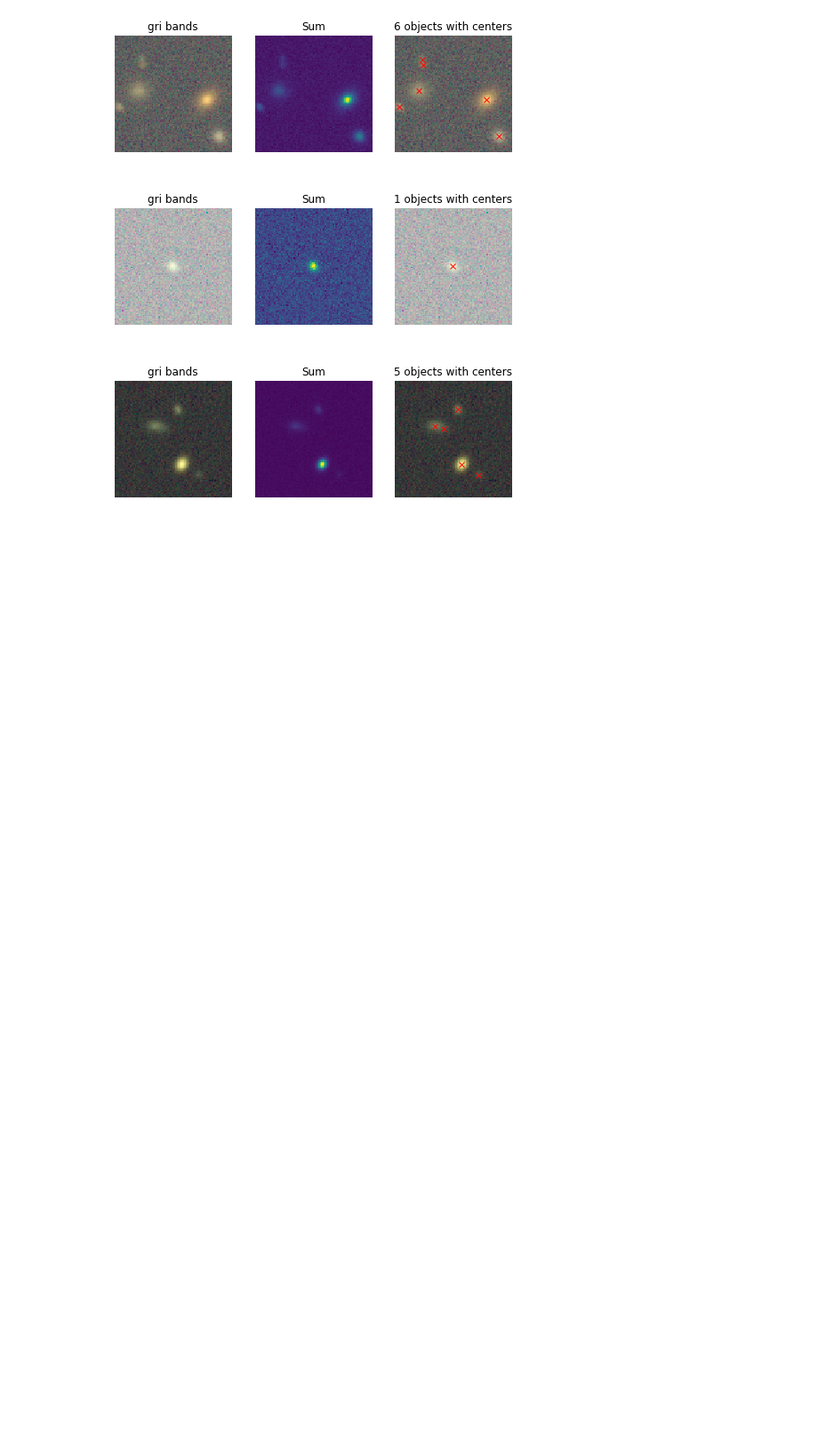
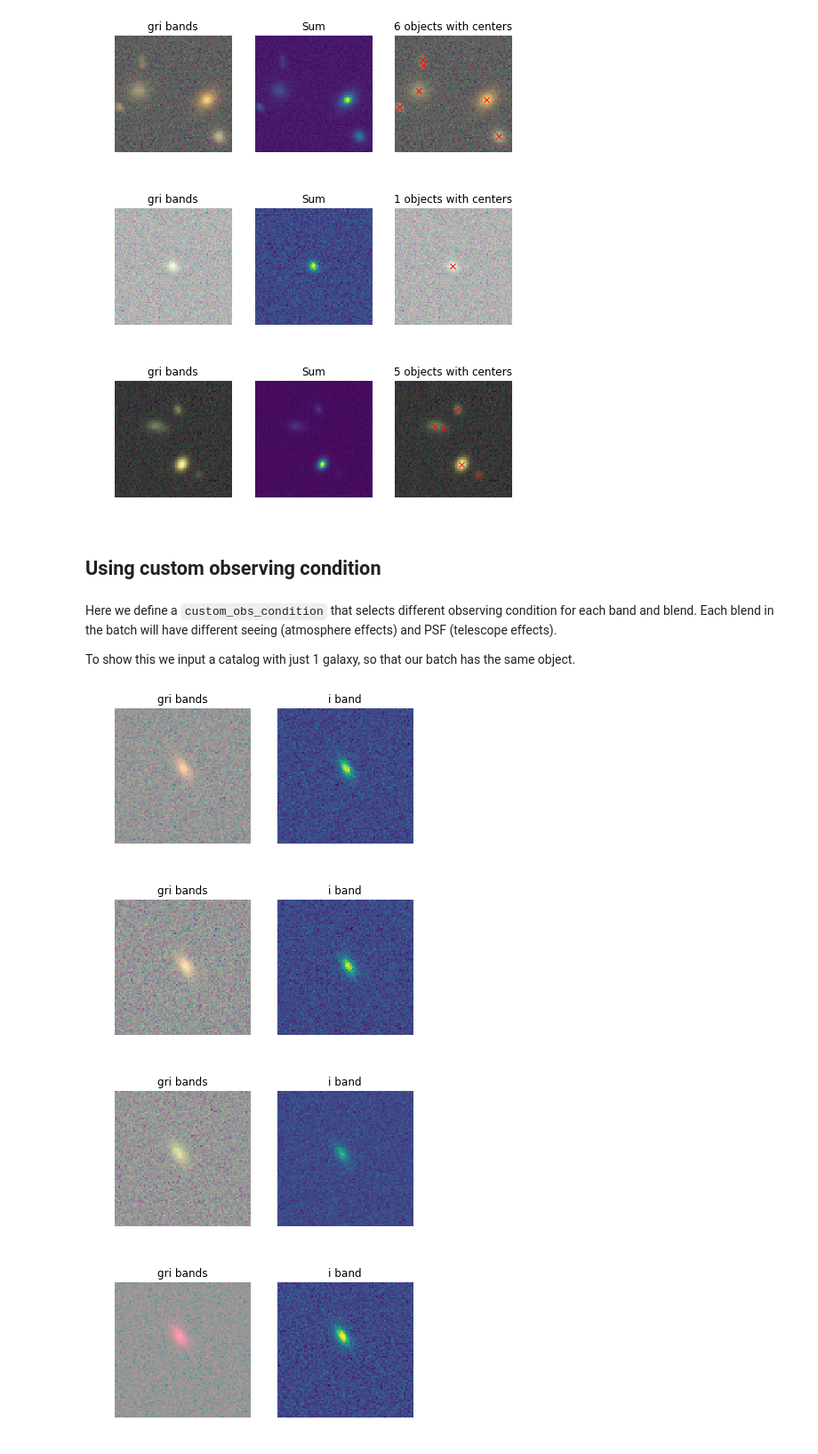
Before and after one commit to LSSTDESC/BlendingToolKit, a Jupyter notebook: notebooks/custom_sampling_function.ipynb, the cells around one changed output. Shown at 89% size. Saved outputs shown, nothing was run; the diff lists cells and outputs as text; code cells hidden in the pictures; blank space fills up the shorter version.

Commit message:
added example of using a custom observing function

```diff
--- a/notebooks/custom_sampling_function.ipynb
+++ b/notebooks/custom_sampling_function.ipynb
@@ -273,3 +239,9 @@ Source not visible
 [figure]
 [figure]
 [figure]
+# %% [markdown]
+## Using custom observing condition
+# %% [markdown]
+Here we define a `custom_obs_condition` that selects different observing condition for each band and blend. Each blend in the batch will have different seeing (atmosphere effects) and PSF (telescope effects).
+
+To show this we input a catalog with just 1 galaxy, so that our batch has the same object.
@@ -275,0 +295,32 @@ Source not visible
+# %%
+param = config.Simulation_params(catalog_name, max_number=2, batch_size=4)
+np.random.seed(param.seed)
+random.seed(param.seed)
+#Load input catalog
+catalog = btk.get_input_catalog.load_catalog(param, selection_function=basic_selection_function)
+catalog = catalog[catalog['i_ab']<23][13:14]
+#Generate catlogs of blended objects
+blend_generator = btk.create_blend_generator.generate(param, catalog)
+
+#Generates observing conditions for the selected survey_name and all input bands
+observing_generator = btk.create_observing_generator.generate(param, obs_function=custom_obs_condition)
+
+#Generate images of blends in all the observing bands
+draw_blend_generator = btk.draw_blends.generate(param, blend_generator, observing_generator)
+# %%
+# This cell generates new batch_size number of blends each time it's executed
+
+# Draw blend
+blend_results = next(draw_blend_generator)
+output = blend_results
+blend_images = output['blend_images']
+isolated_images = output['isolated_images']
+blend_list = output['blend_list']
+
+# Plot blended images
+plot_blends_same_scale(blend_images, blend_list, limits=(15,105))
+# %% [output]
+[figure, added]
+[figure, added]
+[figure, added]
+[figure, added]
```
Also changed, not shown: parts of 9 cells of this notebook.
